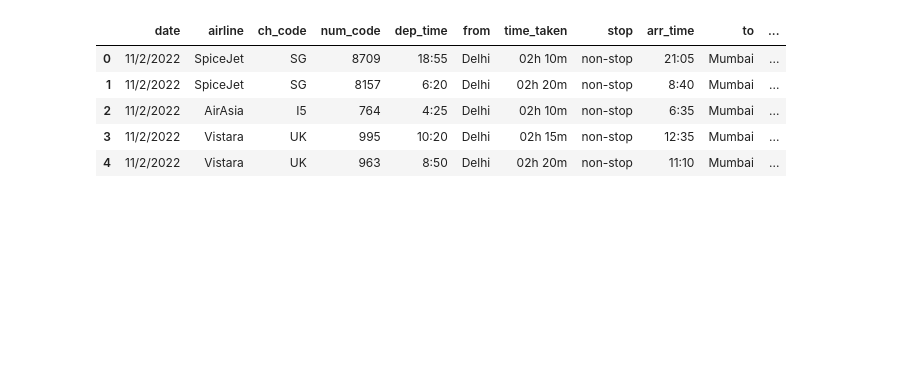
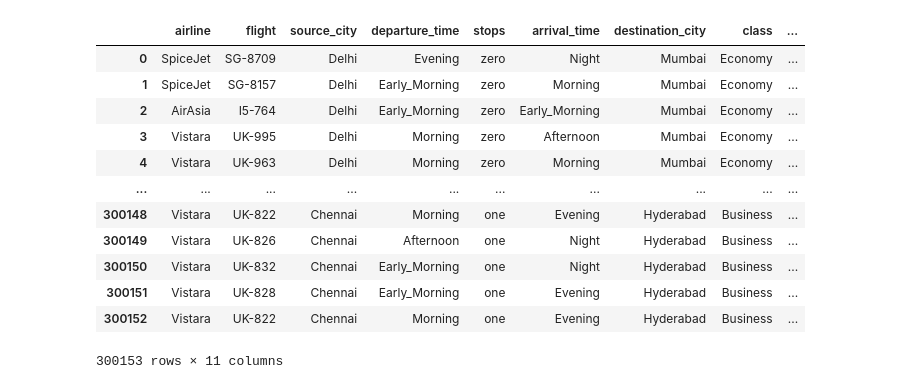
Before and after one commit to chongwei49/IE0005-DSAI-Group-Barley, a Jupyter notebook: src/Flight_Prediction_SRC.ipynb, the cells around one changed output. Drawn from its saved outputs; the diff is of its cells as text; code cells hidden in the pictures; blank space fills up the shorter version.

```diff
--- a/src/Flight_Prediction_SRC.ipynb
+++ b/src/Flight_Prediction_SRC.ipynb
@@ -13,10 +10,18 @@ sb.set() # set the default Seaborn style for graphics
 # %%
-flightData = pd.read_csv('https://raw.githubusercontent.com/chongwei49/IE0005-DSAI-Group-Barley/master/dataset/economy.csv')
-flightData.head()
+flightData = pd.read_csv('https://raw.githubusercontent.com/chongwei49/IE0005-DSAI-Group-Barley/master/dataset/Clean_Dataset.csv')
+flightData = flightData.drop('Unnamed: 0',axis=1)
+flightData
 # %% [output]
-|  | date | airline | ch_code | num_code | dep_time | from | time_taken | stop | arr_time | to | ... |
-| 0 | 11/2/2022 | SpiceJet | SG | 8709 | 18:55 | Delhi | 02h 10m | non-stop | 21:05 | Mumbai | ... |
-| 1 | 11/2/2022 | SpiceJet | SG | 8157 | 6:20 | Delhi | 02h 20m | non-stop | 8:40 | Mumbai | ... |
-| 2 | 11/2/2022 | AirAsia | I5 | 764 | 4:25 | Delhi | 02h 10m | non-stop | 6:35 | Mumbai | ... |
-| 3 | 11/2/2022 | Vistara | UK | 995 | 10:20 | Delhi | 02h 15m | non-stop | 12:35 | Mumbai | ... |
-| 4 | 11/2/2022 | Vistara | UK | 963 | 8:50 | Delhi | 02h 20m | non-stop | 11:10 | Mumbai | ... |
+|  | airline | flight | source_city | departure_time | stops | arrival_time | destination_city | class | ... |
+| 0 | SpiceJet | SG-8709 | Delhi | Evening | zero | Night | Mumbai | Economy | ... |
+| 1 | SpiceJet | SG-8157 | Delhi | Early_Morning | zero | Morning | Mumbai | Economy | ... |
+| 2 | AirAsia | I5-764 | Delhi | Early_Morning | zero | Early_Morning | Mumbai | Economy | ... |
+| 3 | Vistara | UK-995 | Delhi | Morning | zero | Afternoon | Mumbai | Economy | ... |
+| 4 | Vistara | UK-963 | Delhi | Morning | zero | Morning | Mumbai | Economy | ... |
+| ... | ... | ... | ... | ... | ... | ... | ... | ... | ... |
+| 300148 | Vistara | UK-822 | Chennai | Morning | one | Evening | Hyderabad | Business | ... |
+| 300149 | Vistara | UK-826 | Chennai | Afternoon | one | Night | Hyderabad | Business | ... |
+| 300150 | Vistara | UK-832 | Chennai | Early_Morning | one | Night | Hyderabad | Business | ... |
+| 300151 | Vistara | UK-828 | Chennai | Early_Morning | one | Evening | Hyderabad | Business | ... |
+| 300152 | Vistara | UK-822 | Chennai | Morning | one | Evening | Hyderabad | Business | ... |
+300153 rows × 11 columns
```
Also changed, not shown: parts of 23 cells of this notebook.
